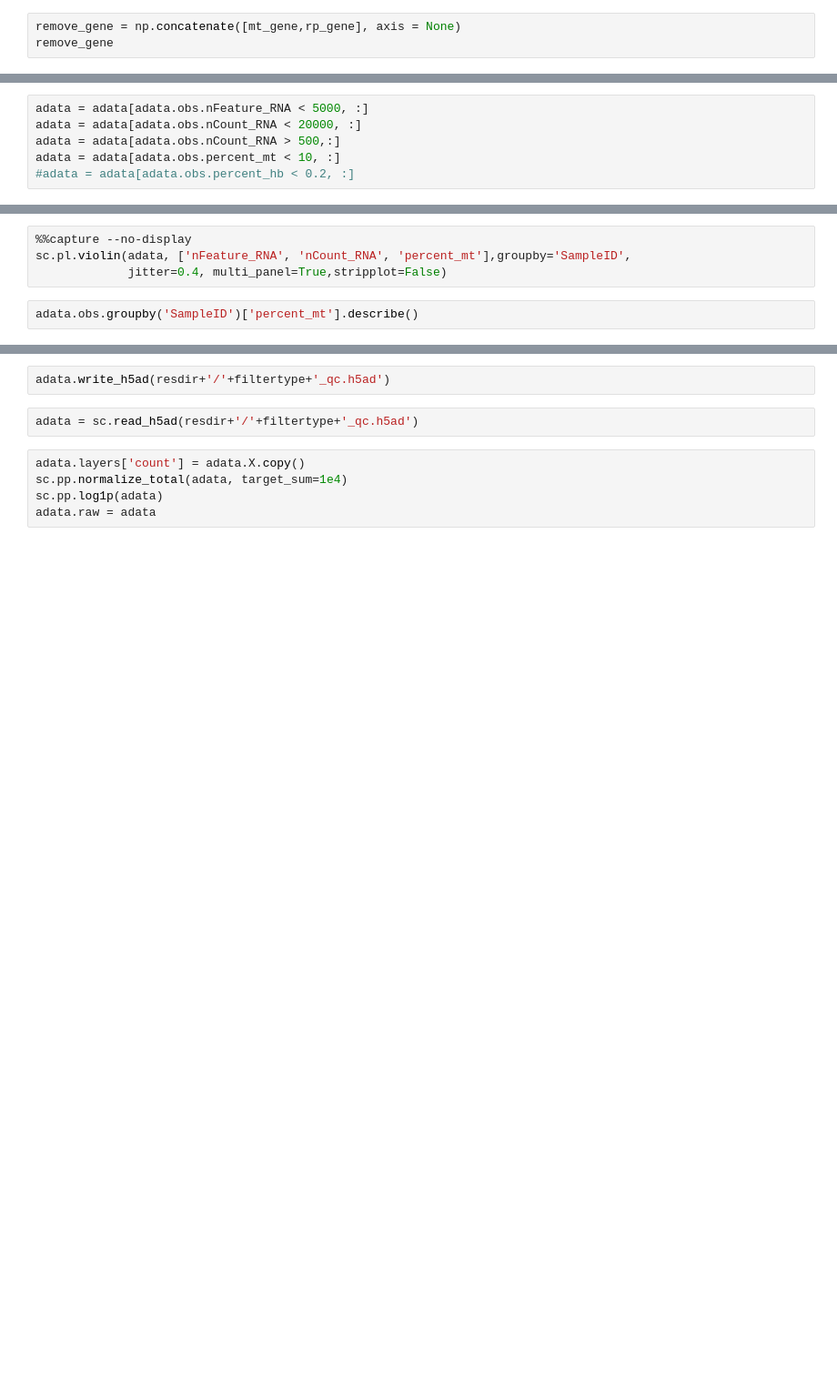
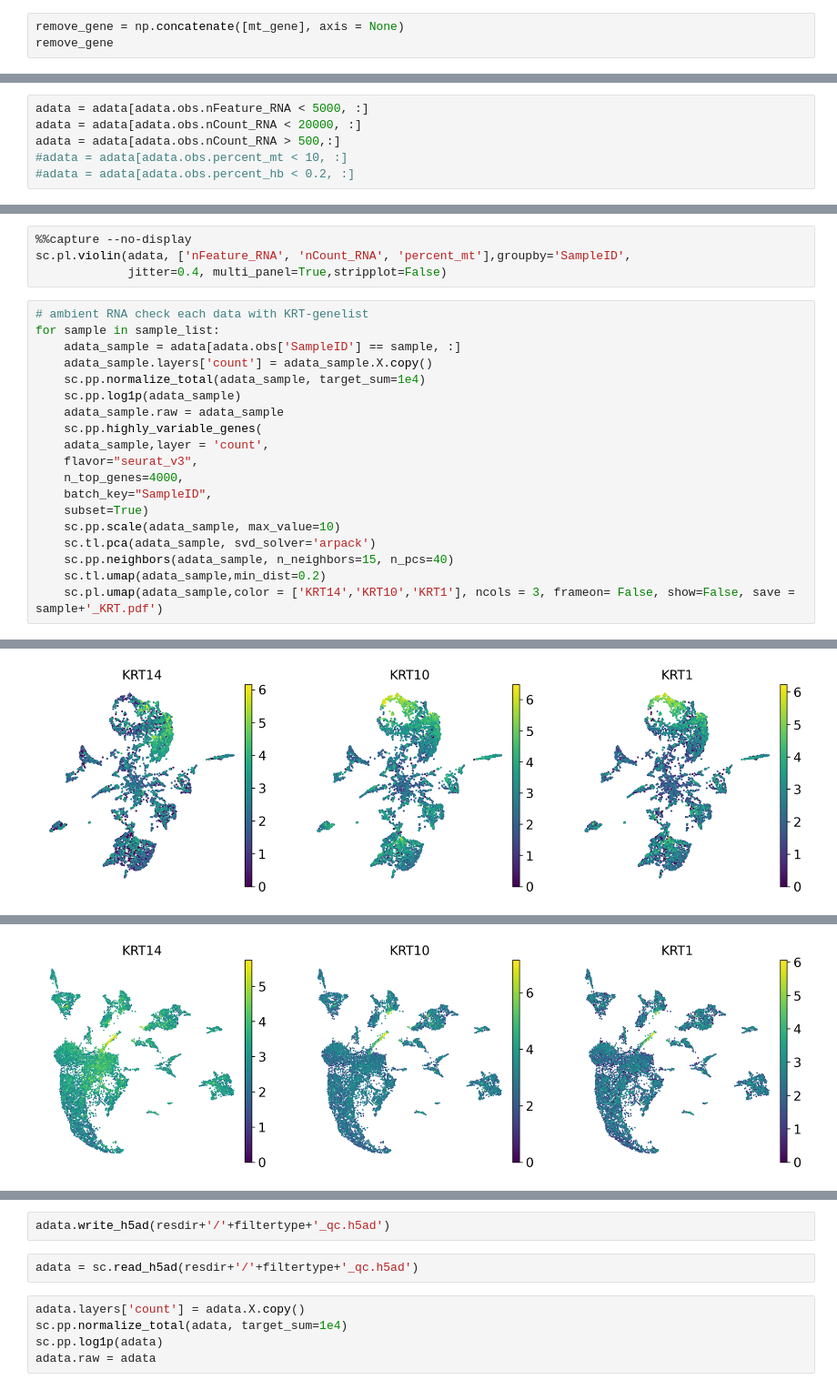
Before and after one commit to kiklata/LongitudinalRT, a Jupyter notebook: modefied.ipynb, the cells around one changed output, grey strips where cells are left out. Shown at 91% size. Saved outputs shown, nothing was run; the diff lists cells and outputs as text; blank space fills up the shorter version.

```diff
--- a/modefied.ipynb
+++ b/modefied.ipynb
@@ -55,5 +57,5 @@ mt_gene = adata.var_names[adata.var_names.str.startswith('MT-')]
 hb_gene = adata.var_names[adata.var_names.str.contains('^HB[^P]')]
 rp_gene = adata.var_names[adata.var_names.str.startswith(('RPS','RPL'))]
 # %%
-remove_gene = np.concatenate([mt_gene,rp_gene], axis = None)
+remove_gene = np.concatenate([mt_gene], axis = None)
 remove_gene
@@ -83,7 +89,7 @@ adata.obs.groupby('SampleID')['percent_mt'].describe()
 adata = adata[adata.obs.nFeature_RNA < 5000, :]
 adata = adata[adata.obs.nCount_RNA < 20000, :]
 adata = adata[adata.obs.nCount_RNA > 500,:]
-adata = adata[adata.obs.percent_mt < 10, :]
+#adata = adata[adata.obs.percent_mt < 10, :]
 #adata = adata[adata.obs.percent_hb < 0.2, :]
 # %%
 adata = adata[adata.obs['scDblFinder.class'] == 'singlet', :]
@@ -93,5 +108,23 @@ adata.obs.SampleID.value_counts()
 %%capture --no-display
 sc.pl.violin(adata, ['nFeature_RNA', 'nCount_RNA', 'percent_mt'],groupby='SampleID',
              jitter=0.4, multi_panel=True,stripplot=False)
-# %%
-adata.obs.groupby('SampleID')['percent_mt'].describe()
+# %%
+# ambient RNA check each data with KRT-genelist
+for sample in sample_list:
+    adata_sample = adata[adata.obs['SampleID'] == sample, :]
+    adata_sample.layers['count'] = adata_sample.X.copy()
+    sc.pp.normalize_total(adata_sample, target_sum=1e4)
+    sc.pp.log1p(adata_sample)
+    adata_sample.raw = adata_sample
+    sc.pp.highly_variable_genes(
+    adata_sample,layer = 'count',
+    flavor="seurat_v3",
+    n_top_genes=4000,
+    batch_key="SampleID",
+    subset=True)
+    sc.pp.scale(adata_sample, max_value=10)
+    sc.tl.pca(adata_sample, svd_solver='arpack')
+    sc.pp.neighbors(adata_sample, n_neighbors=15, n_pcs=40)
+    sc.tl.umap(adata_sample,min_dist=0.2)
+    sc.pl.umap(adata_sample,color = ['KRT14','KRT10','KRT1'], ncols = 3, frameon= False, show=False, save = sample+'_KRT.pdf')
+# %% [output]
@@ -97,0 +132 @@ adata.obs.groupby('SampleID')['percent_mt'].describe()
+[figure, added]
@@ -97,0 +134 @@ adata.obs.groupby('SampleID')['percent_mt'].describe()
+[figure, added]
```
Also changed, not shown: parts of 9 cells of this notebook, 13 other files.
